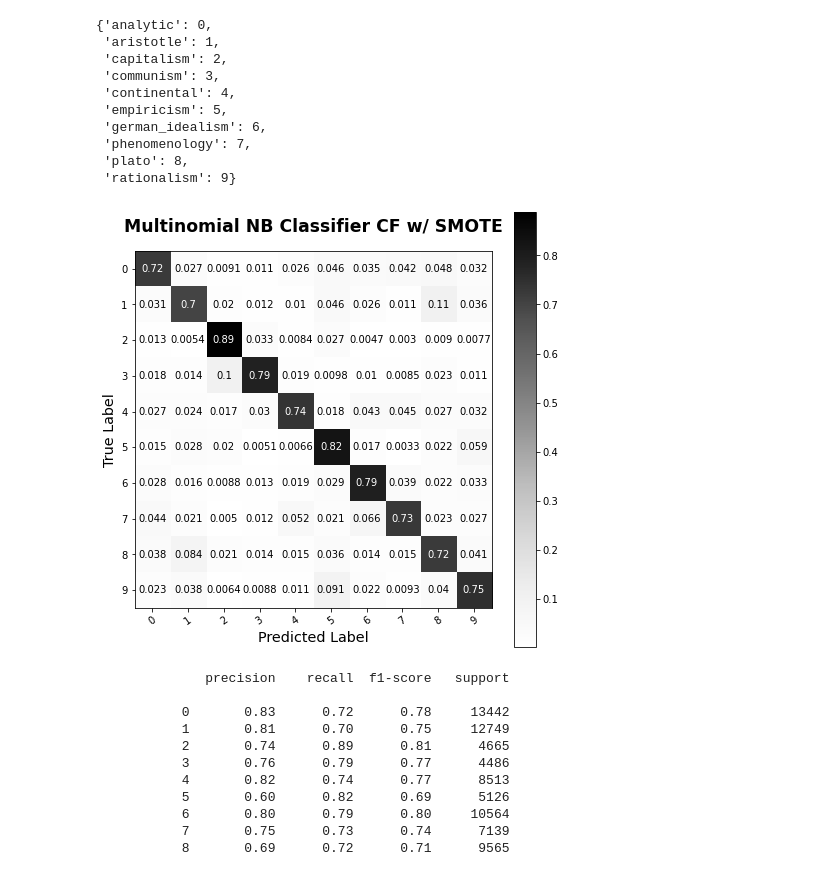
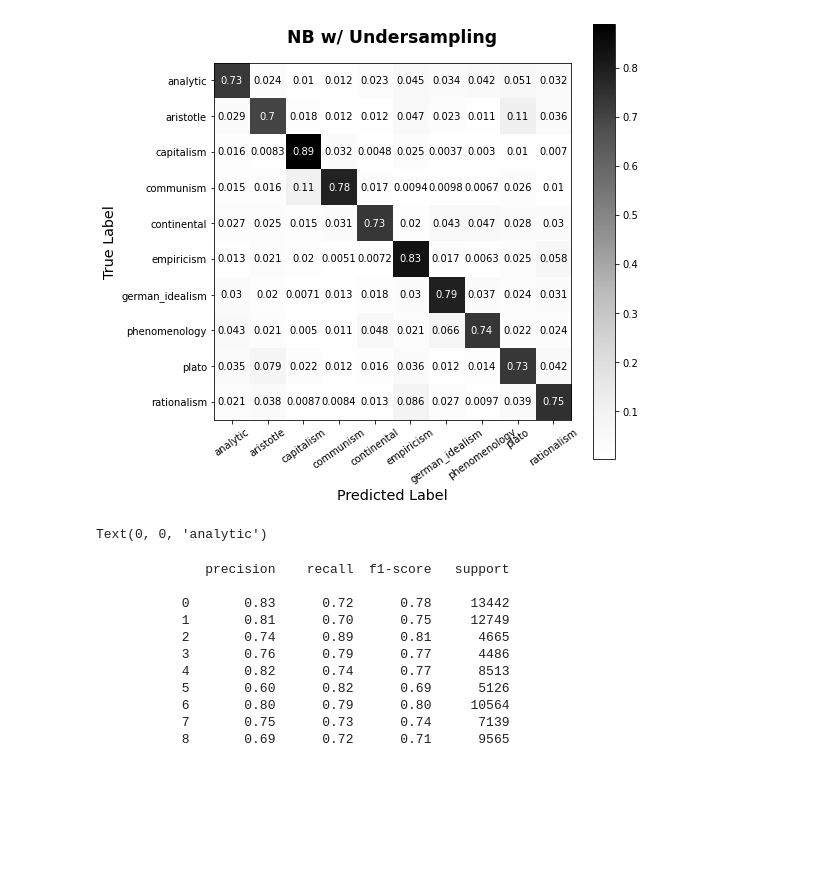
Before and after one commit to kcalizadeh/phil_nlp, a Jupyter notebook: non_neural_models.ipynb, the cells around one changed output. Drawn from its saved outputs; the diff is of its cells as text; code cells hidden in the pictures; blank space fills up the shorter version.

```diff
--- a/non_neural_models.ipynb
+++ b/non_neural_models.ipynb
@@ -68,0 +153,3 @@ tf_idf_data_test = tfidvectorizer.transform(x_test)
+# %%
+flipped_dict = {value:key for key, value in label_dict.items()}
+flipped_dict
@@ -74,43 +173,0 @@ from imblearn.over_sampling import RandomOverSampler
-# %%
-from sklearn.preprocessing import LabelEncoder
-
-y_train_dummies = pd.get_dummies(y_train)
-y_classes = y_train_dummies.idxmax(1, skipna=False)
-
-# Instantiate the label encoder
-le = LabelEncoder()
-
-# Fit the label encoder to our label series
-le.fit(list(y_classes))
-
-# Create integer based labels Series
-y_integers = le.transform(list(y_classes))
-
-# Create dict of labels : integer representation
-labels_and_integers = dict(zip(y_classes, y_integers))
-
-from sklearn.utils.class_weight import compute_class_weight, compute_sample_weight
-
-class_weights = compute_class_weight('balanced', np.unique(y_integers), y_integers)
-sample_weights = compute_sample_weight('balanced', y_integers)
-
-class_weights_dict = dict(zip(le.transform(list(le.classes_)), class_weights))
-
-y_train = y_train.apply(lambda x: labels_and_integers[x])
-y_test = y_test.apply(lambda x: labels_and_integers[x])
-# %%
-labels_and_integers
-# %% [output]
-{'analytic': 0,
- 'aristotle': 1,
- 'capitalism': 2,
- 'communism': 3,
- 'continental': 4,
- 'empiricism': 5,
- 'german_idealism': 6,
- 'phenomenology': 7,
- 'plato': 8,
- 'rationalism': 9}
-# %%
-y_train = y_train.apply(lambda x: labels_and_integers[x])
-y_test = y_test.apply(lambda x: labels_and_integers[x])
@@ -119,13 +174,15 @@ rus = RandomOverSampler(sampling_strategy='all')
 # %%
 x_under, y_under = rus.fit_sample(tf_idf_data_train, y_train)
 # %%
-nb_classifier_smote = MultinomialNB()
-nb_classifier_smote.fit(x_under, y_under)
-nb_test_smote_preds = nb_classifier_smote.predict(tf_idf_data_test)
+nb_undersampled = MultinomialNB()
+nb_undersampled.fit(x_under, y_under)
+nb_undersampled_preds = nb_undersampled.predict(tf_idf_data_test)
 # %%
-plot_pretty_cf(nb_classifier_smote, tf_idf_data_test, y_test, title='Multinomial NB Classifier CF w/ SMOTE')
+plot_pretty_cf(nb_undersampled, tf_idf_data_test, y_test,
+               title='NB w/ Undersampling', label_dict=flipped_dict)
 # %% [output]
-[figure, old version]
+[figure, new version]
+Text(0, 0, 'analytic')
 # %%
 print(classification_report(y_test, nb_test_smote_preds))
 # %% [output]
```
Also changed, not shown: parts of 26 cells of this notebook.
